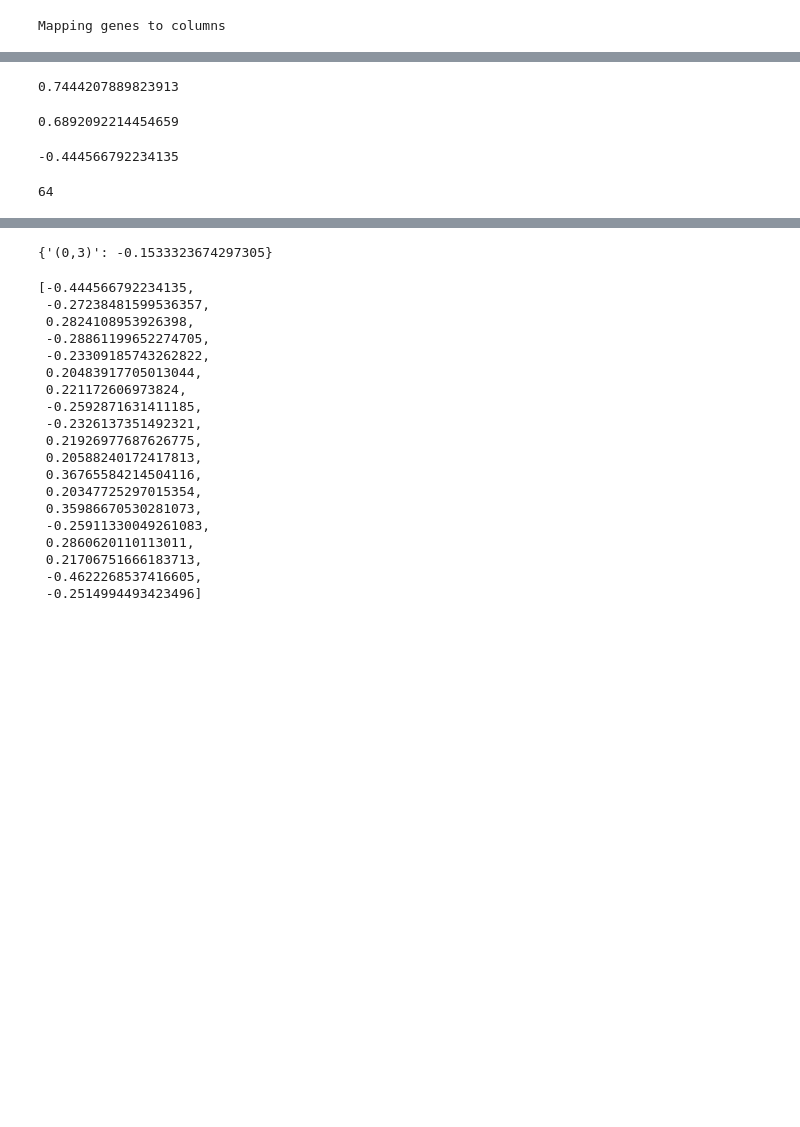
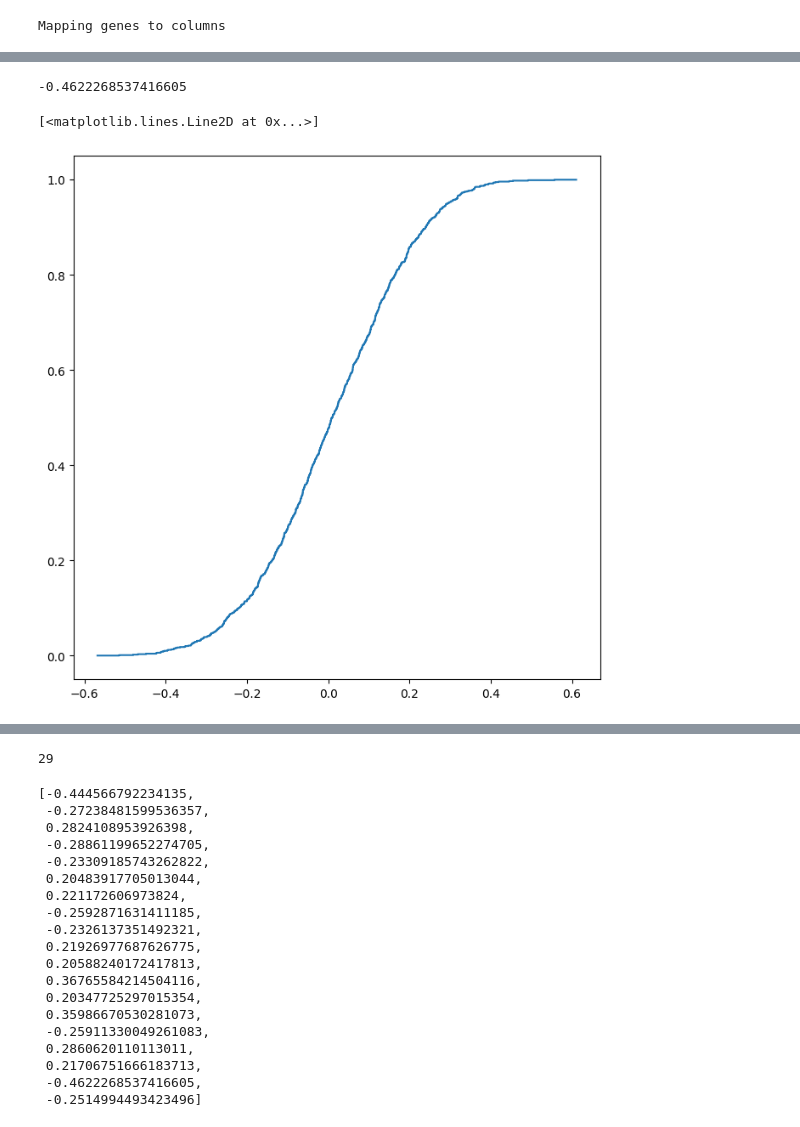
Before and after one commit to boldip/qf, a Jupyter notebook: src/work-caterinaStefano.ipynb, the cells around one changed output, grey strips where cells are left out. Cells and saved outputs as stored; diff of their text form; code cells hidden in the pictures; blank space fills up the shorter version.

```diff
--- a/src/work-caterinaStefano.ipynb
+++ b/src/work-caterinaStefano.ipynb
@@ -343,10 +343,10 @@ def areRelated(column1, column2, column2nodes, node2color, inDegThreshold = 0):
     maxInDeg = max([G.in_degree(cc2fibre[c][0]) for c in commonColors])
     return maxInDeg >= inDegThreshold
 # %%
-def tauForPair(genes, set1, set2):
+def corrForPair(genes, set1, set2, correlationFunction = lambda x: scipy.stats.kendalltau(x).statistic):
     """
         Given a dataframe genes (i.e., a set of patients), and two sets of column names (set1, set2),
-        build the Kendall's tau
+        compute the correlation function
         for every pair of columns in set1 and set2 and return the average statistic and its std.
     """
     taus = []
@@ -357,7 +357,7 @@ def tauForPair(genes, set1, set2):
             taus += [scipy.stats.kendalltau(expr1, expr2).statistic]
     return pd.DataFrame(taus).mean().values[0], pd.DataFrame(taus).std().values[0]
 # %%
-def sampleTauForPairDiffsDist(genes, set1, set2, numberOfRows1, numberOfSamples = 100):
+def sampleDeltaDist(genes, set1, set2, numberOfRows1, numberOfSamples = 100, correlationFunction = lambda x: scipy.stats.kendalltau(x).statistic):
     """
         Repeatedly (for numberOfSamples times) do the following:
         - select numberOfRows1 rows of genes, and then compute tauForPair on those rows for set1 and set2
@@ -370,17 +370,17 @@ def sampleTauForPairDiffsDist(genes, set1, set2, numberOfRows1, numberOfSamples
     for i in range(numberOfSamples):
         genes1 = random.sample(range(len(genes)), numberOfRows1)
         genes2 = list(set(range(len(genes)))-set(genes1))
-        mt1, mstd1 = tauForPair(genes.iloc[genes1], set1, set2)
-        mt2, mstd2 = tauForPair(genes.iloc[genes2], set1, set2)
+        mt1, mstd1 = corrForPair(genes.iloc[genes1], set1, set2, correlationFunction)
+        mt2, mstd2 = corrForPair(genes.iloc[genes2], set1, set2, correlationFunction)
         diffs += [mt1-mt2]
     return diffs
 
 
-def tauForPairDiff(genes1, genes2, set1, set2):
+def deltaForPair(genes1, genes2, set1, set2, correlationFunction = lambda x: scipy.stats.kendalltau(x).statistic):
     """
-        Compute tauForPair for set1 and set2 over the set of rows genes1 and genes2, and return
+        Compute corrForPair for set1 and set2 over the set of rows genes1 and genes2, and return
         the difference of taus.
     """
-    mt1, mstd1 = tauForPair(genes1, set1, set2)
-    mt2, mstd2 = tauForPair(genes2, set1, set2)
+    mt1, mstd1 = corrForPair(genes1, set1, set2, correlationFunction)
+    mt2, mstd2 = corrForPair(genes2, set1, set2, correlationFunction)
     return mt1-mt2
@@ -592,22 +576,15 @@ res = stats.normaltest(np.random.normal(pd.DataFrame(t).mean().values[0], pd.Dat
-# %%
-res.statistic
-# %% [output]
-0.7444207889823913
-# %%
-res.pvalue
-# %% [output]
-0.6892092214454659
 # %%
-tauForPairDiff(genesHealthy, genesDiseased, ['RAF1'], ['MAP2K1'])
+deltaForPair(genesHealthy, genesDiseased, ['VWF'], ['GP9'])
 # %% [output]
--0.444566792234135
+-0.4622268537416605
 # %%
-len(genes)
+tt = sampleDeltaDist(genes, ['VWF'], ['GP9'], numHealthy, 1000)
+ecdft = ecdf(tt)
-# %% [output]
-64
 # %%
-genes1 = random.sample(range(len(genes)), 3)
-genes2 = list(set(range(len(genes)))-set(genes1))
+ecdft.cdf.plot()
+# %% [output]
+[<matplotlib.lines.Line2D at 0x...>]
+[figure, added]
 # %%
 genes.iloc[genes1]
 # %% [output]
@@ -633,9 +610,9 @@ genes.iloc[genes2]
 | 63 | 63 | GSM1574486 | 5.676531 | 8.053514 | 4.959765 | 5.417831 | 11.353458 | 10.976332 | 6.008427 | 8.258550 | ... |
 61 rows × 21170 columns
 # %%
-outd
+numHealthy
 # %% [output]
-{'(0,3)': -0.1533323674297305}
+29
 # %%
 [x for x in list(outd.values()) if abs(x)>0.2]
 # %% [output]
```
Also changed, not shown: parts of 14 cells of this notebook.
